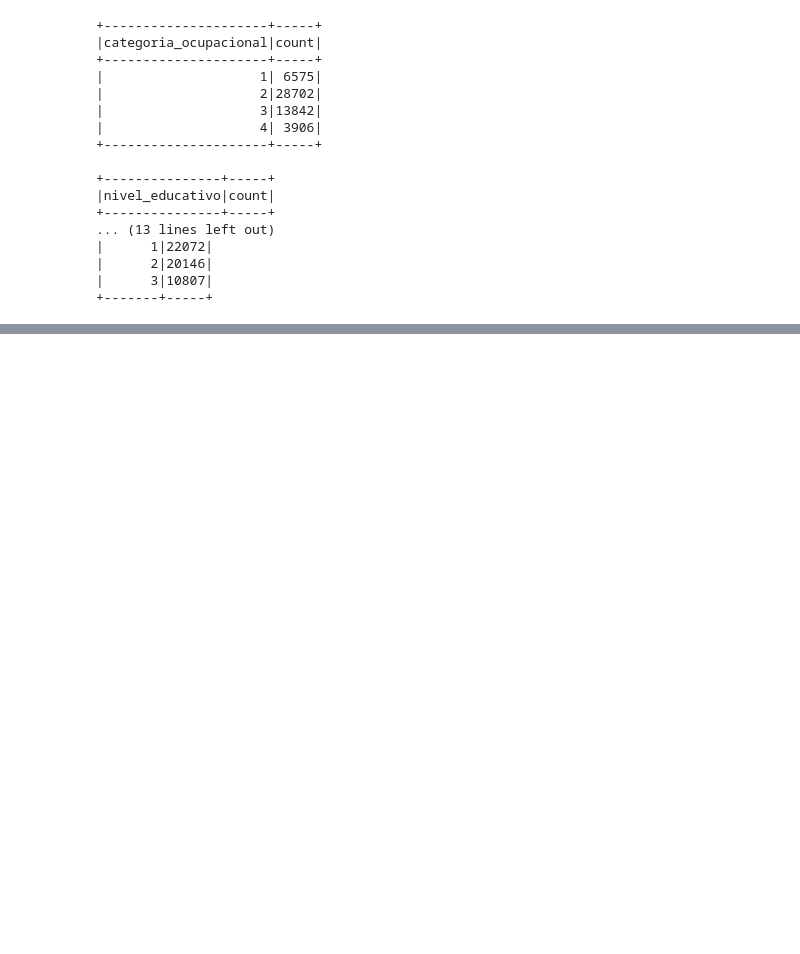
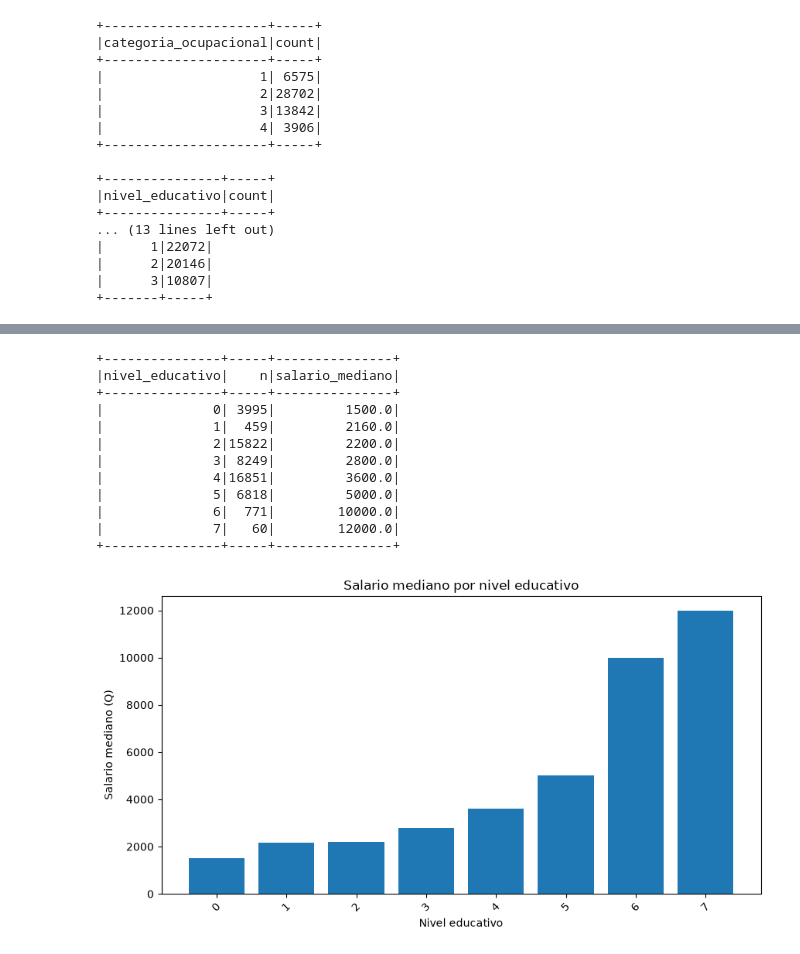
Before and after one commit to tismajo/CC3084-Laboratorio7, a Jupyter notebook: Laboratorio7.ipynb, the cells around one changed output, grey strips where cells are left out. Drawn from its saved outputs; the diff is of its cells as text; code cells hidden in the pictures; blank space fills up the shorter version.

```diff
--- a/Laboratorio7.ipynb
+++ b/Laboratorio7.ipynb
@@ -1182,0 +1267,44 @@ dist_dominio.show()
+# %%
+salario_educacion = (
+    df_limpio
+    .groupBy("nivel_educativo")
+    .agg(
+        F.count("*").alias("n"),
+        F.percentile_approx(
+            "salario_mensual",
+            0.5
+        ).alias("salario_mediano")
+    )
+    .orderBy("nivel_educativo")
+)
+
+salario_educacion.show()
+
+pdf_salario_educacion = salario_educacion.toPandas()
+
+plt.figure(figsize=(10, 5))
+
+plt.bar(
+    pdf_salario_educacion["nivel_educativo"],
+    pdf_salario_educacion["salario_mediano"]
+)
+
+plt.title("Salario mediano por nivel educativo")
+plt.xlabel("Nivel educativo")
+plt.ylabel("Salario mediano (Q)")
+plt.xticks(rotation=45)
+plt.show()
+# %% [output]
++---------------+-----+---------------+
+|nivel_educativo|    n|salario_mediano|
++---------------+-----+---------------+
+|              0| 3995|         1500.0|
+|              1|  459|         2160.0|
+|              2|15822|         2200.0|
+|              3| 8249|         2800.0|
+|              4|16851|         3600.0|
+|              5| 6818|         5000.0|
+|              6|  771|        10000.0|
+|              7|   60|        12000.0|
++---------------+-----+---------------+
+[figure, added]
```
Also changed, not shown: parts of 5 cells of this notebook.
